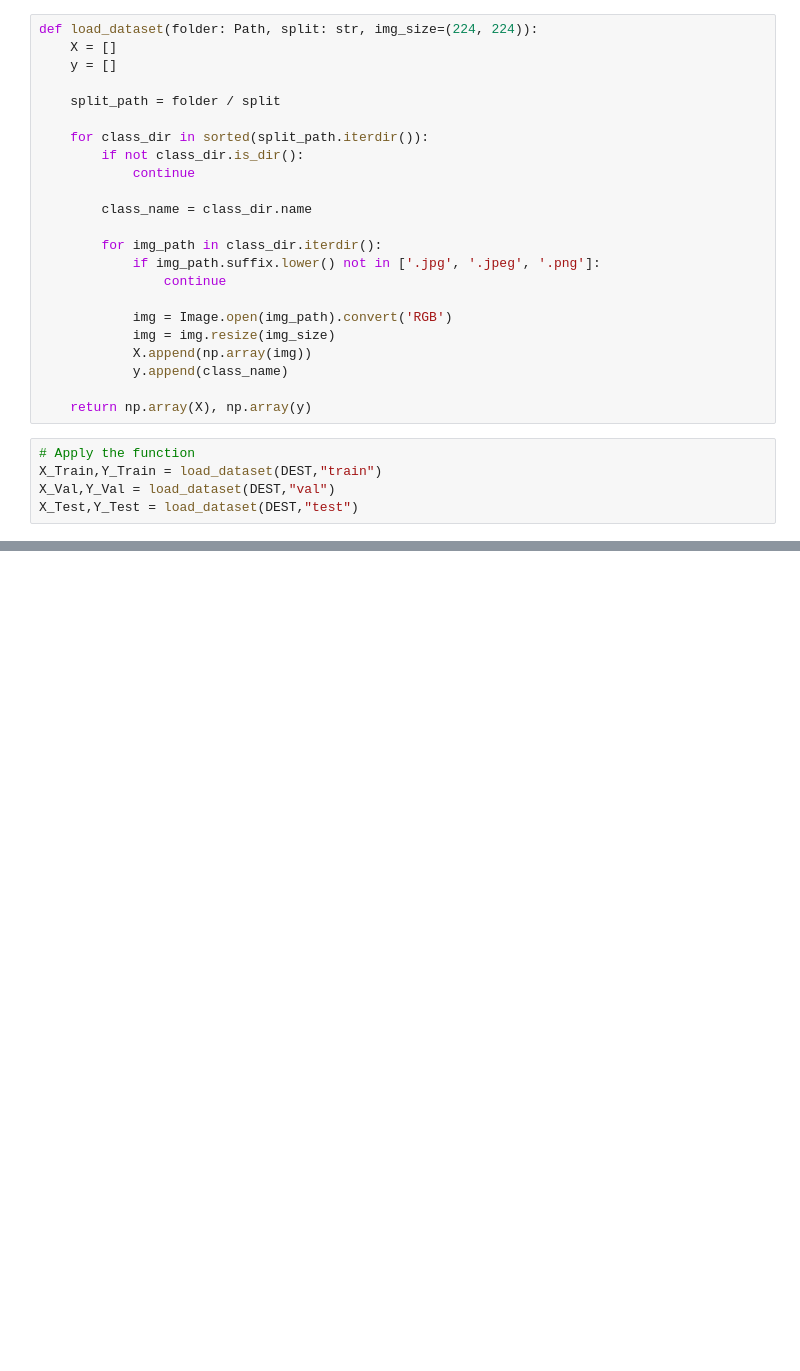
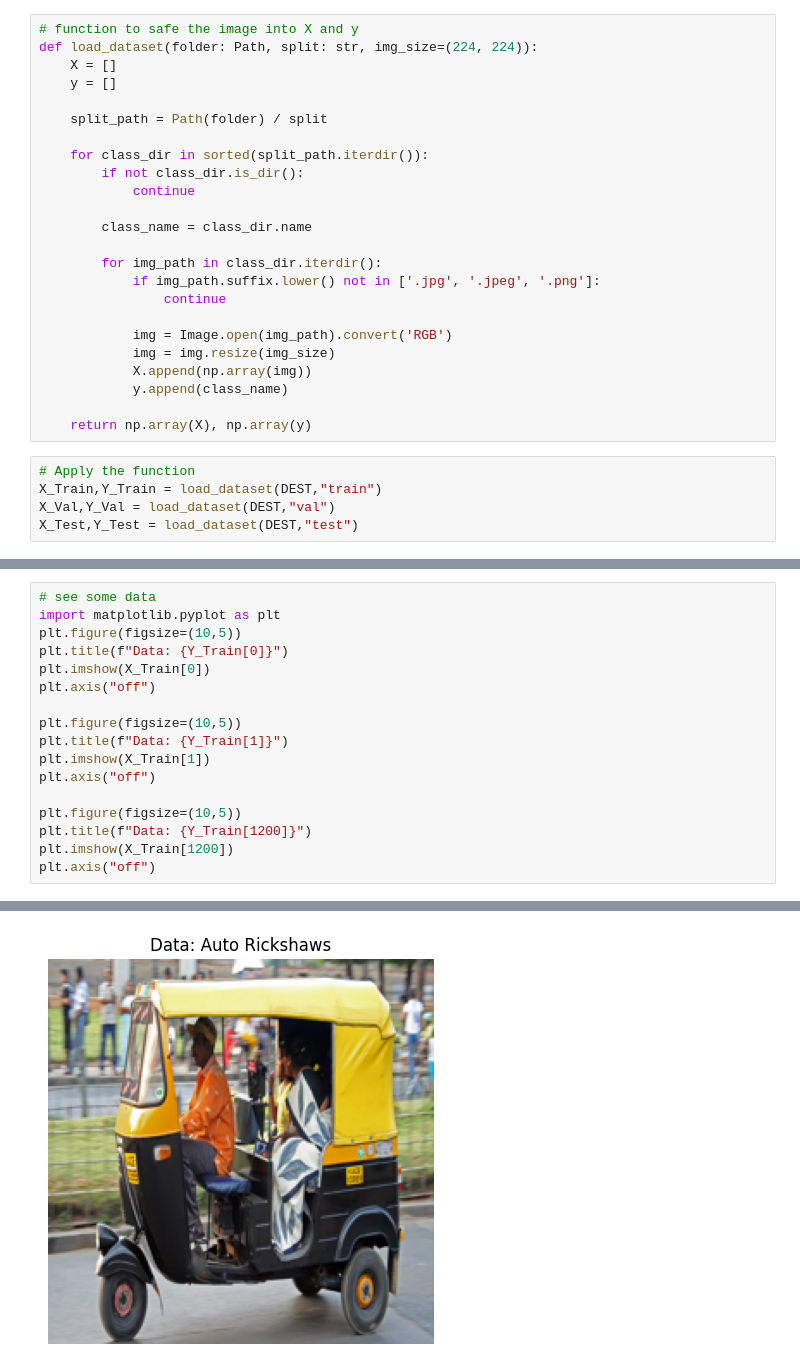
Before and after one commit to Rayya12/ImageClassificationProject, a Jupyter notebook: main.ipynb, the cells around one changed output, grey strips where cells are left out. Drawn from its saved outputs; the diff is of its cells as text; blank space fills up the shorter version.

```diff
--- a/main.ipynb
+++ b/main.ipynb
@@ -86,9 +96,10 @@ KeyboardInterrupt:
 # %%
+# function to safe the image into X and y
 def load_dataset(folder: Path, split: str, img_size=(224, 224)):
     X = []
     y = []
 
-    split_path = folder / split
+    split_path = Path(folder) / split
 
     for class_dir in sorted(split_path.iterdir()):
         if not class_dir.is_dir():
@@ -113,0 +133,18 @@ X_Test,Y_Test = load_dataset(DEST,"test")
+# %%
+# see some data
+import matplotlib.pyplot as plt
+plt.figure(figsize=(10,5))
+plt.title(f"Data: {Y_Train[0]}")
+plt.imshow(X_Train[0])
+plt.axis("off")
+
+plt.figure(figsize=(10,5))
+plt.title(f"Data: {Y_Train[1]}")
+plt.imshow(X_Train[1])
+plt.axis("off")
+
+plt.figure(figsize=(10,5))
+plt.title(f"Data: {Y_Train[1200]}")
+plt.imshow(X_Train[1200])
+plt.axis("off")
+# %% [output]
@@ -113,0 +152 @@ X_Test,Y_Test = load_dataset(DEST,"test")
+[figure, added]
```
Also changed, not shown: parts of 17 cells of this notebook, 5 other files.
